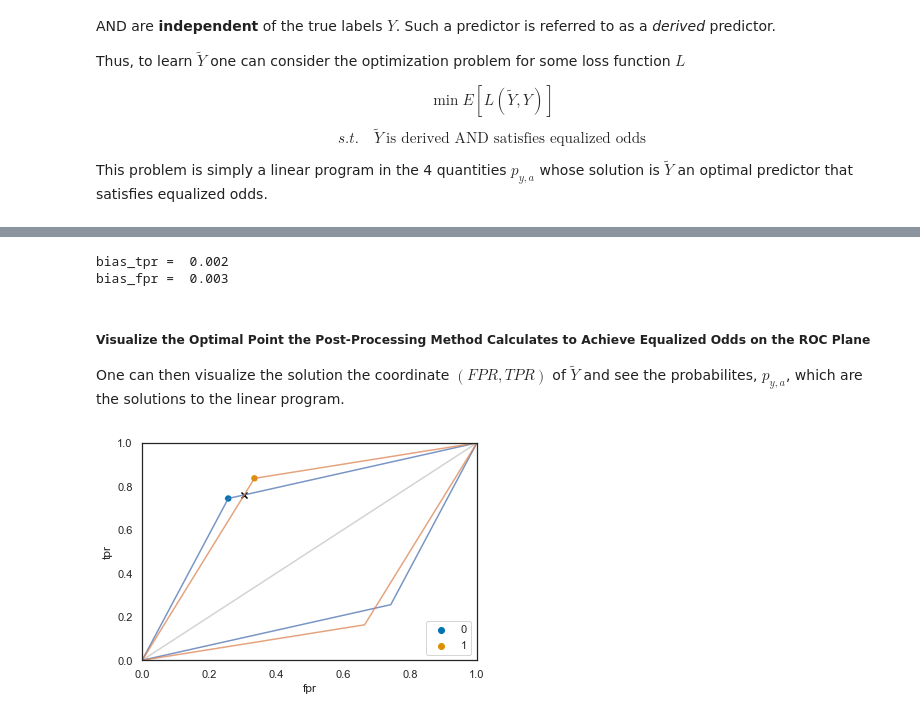
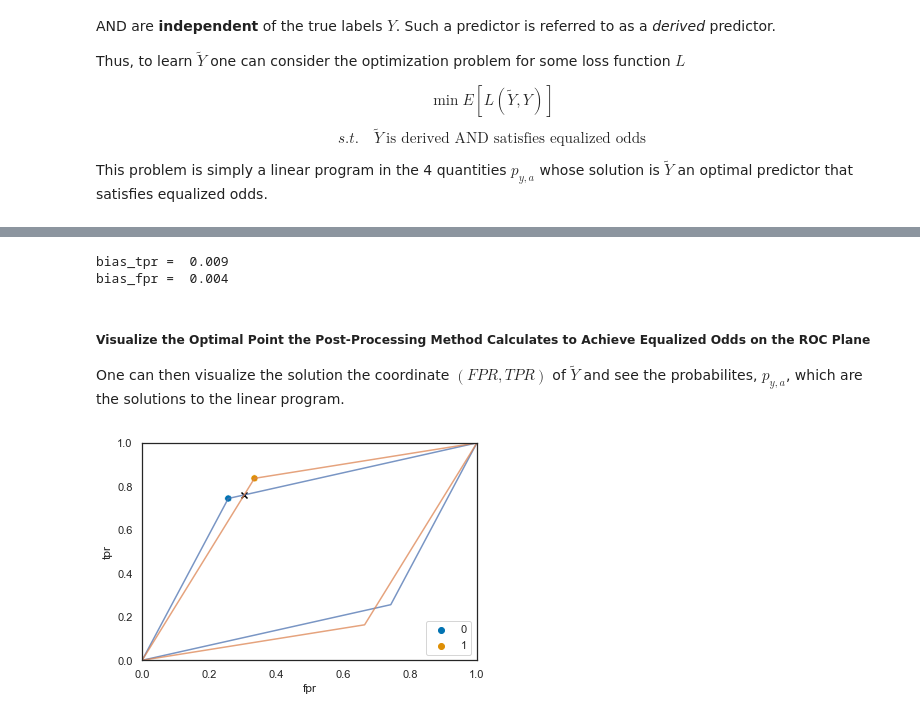
Before and after one commit to beepulbharti/fairness_demo, a Jupyter notebook: fairness_demo.ipynb, the cells around one changed output, grey strips where cells are left out. Cells and saved outputs as stored; diff of their text form; code cells hidden in the pictures.

```diff
--- a/fairness_demo.ipynb
+++ b/fairness_demo.ipynb
@@ -176,5 +176,5 @@ y_val = val_data.y.values
 y_hat_val = val_data.y_hat.values
 
 # Learn a fair model using the validation set by solving the linear program
-val_model = BinaryBalancer(a=a_val,y=y_val,y_=y_hat_val,summary=False)
-val_model.adjust(summary=False)
+val_model = BinaryBalancer(a=a_val,y=y_val,y_=y_hat_val)
+val_model.adjust(imbalanced=True)
@@ -183,7 +191,7 @@ val_model.adjust(summary=False)
 y_hat_fair = val_model.predict(y_=y_hat_test,a=a_test)
 
 # Check new values of bias_tpr and bias_fpr
-fair_model = BinaryBalancer(a=a_test,y=y_test,y_=y_hat_fair,summary=False)
+fair_model = BinaryBalancer(a=a_test,y=y_test,y_=y_hat_fair)
 bias_tpr = np.abs(fair_model.group_rates[1].tpr - fair_model.group_rates[0].tpr)
 bias_fpr = np.abs(fair_model.group_rates[1].fpr - fair_model.group_rates[0].fpr)
 
@@ -191,19 +199,19 @@ bias_fpr = np.abs(fair_model.group_rates[1].fpr - fair_model.group_rates[0].fpr)
 print('bias_tpr = ', round(bias_tpr,3))
 print('bias_fpr = ', round(bias_fpr,3))
 # %% [output]
-bias_tpr =  0.002
-bias_fpr =  0.003
+bias_tpr =  0.009
+bias_fpr =  0.004
 # %% [markdown]
 ##### **Visualize the Optimal Point the Post-Processing Method Calculates to Achieve Equalized Odds on the ROC Plane**
 
 One can then visualize the solution the coordinate $(FPR, TPR)$ of $\tilde{Y}$ and see the probabilites, $p_{y,a}$, which are the solutions to the linear program.
 # %%
 # Plot the TPRs and FPRs for groups A=0 and A=1
-val_model.plot(shade_hull=False,optimum=True)
+val_model.plot(optimum=True)
 solution = val_model.opt.x
 print('p_{0,0} = ', solution[0])
 print('p_{1,0} = ', solution[1])
 print('p_{0,1} = ', solution[2])
 print('p_{1,1} = ', solution[3])
 # %% [output]
-[figure, old version]
+[figure, new version]
```
Also changed, not shown: parts of 5 cells of this notebook, 1 other file.
